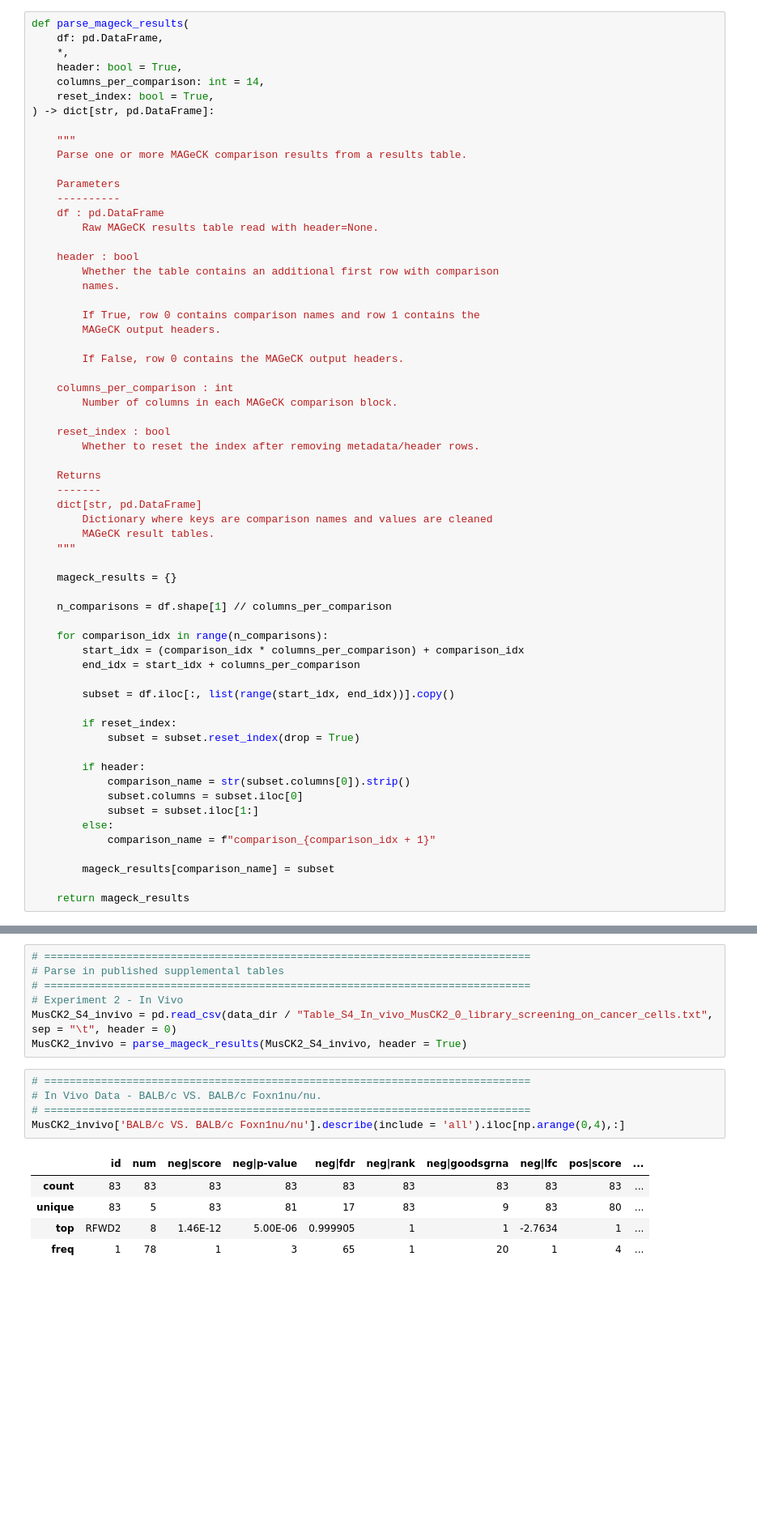
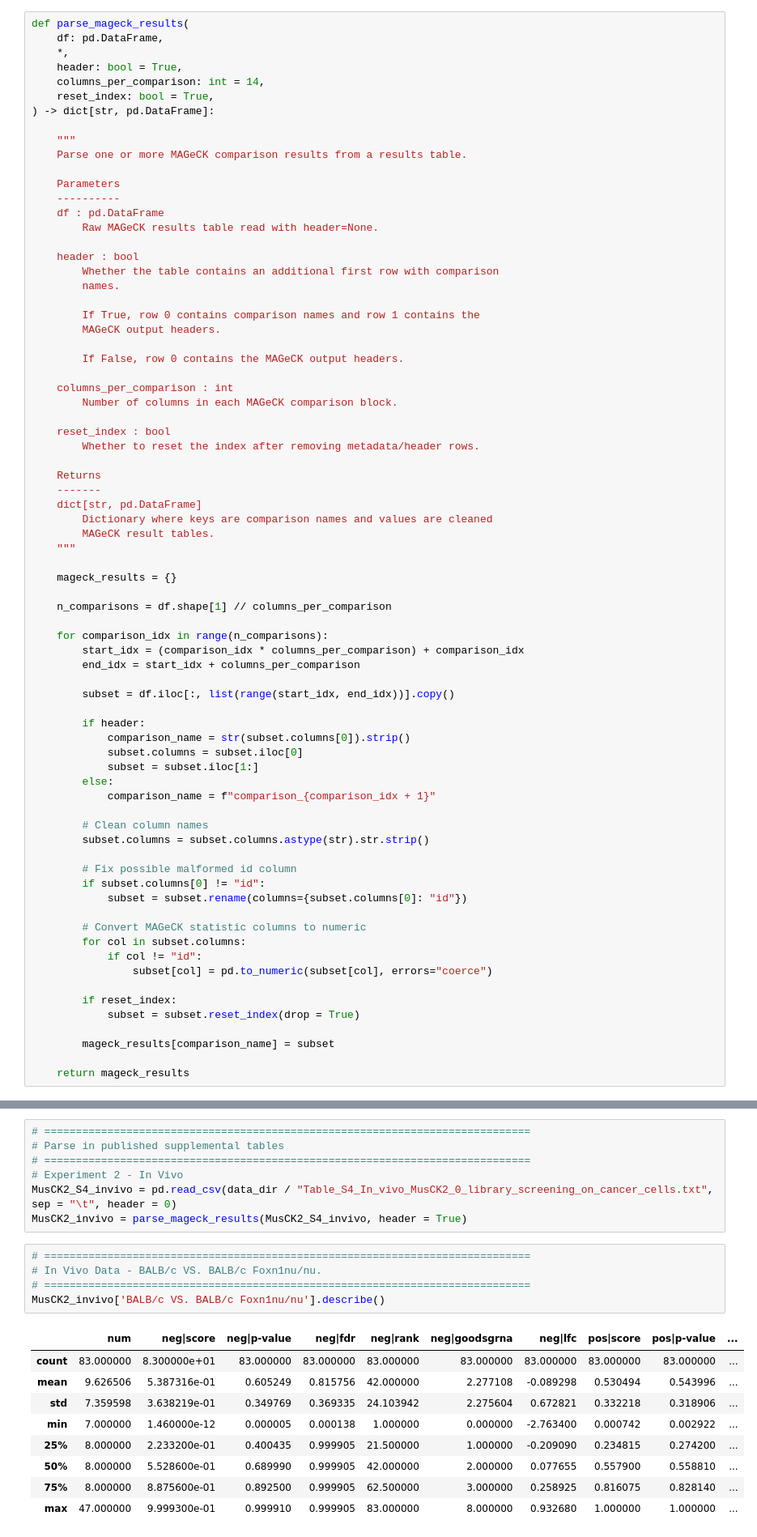
Before and after one commit to AWEyre7147/mouse-crispr-cop1-cell2021-replication, a Jupyter notebook: notebooks/Cop1-E3ligase-2021.ipynb, the cells around one changed output, grey strips where cells are left out. Shown at 81% size. Cells and saved outputs as stored; diff of their text form; blank space fills up the shorter version.

```diff
--- a/notebooks/Cop1-E3ligase-2021.ipynb
+++ b/notebooks/Cop1-E3ligase-2021.ipynb
@@ -93,9 +93,6 @@ def parse_mageck_results(
 
         subset = df.iloc[:, list(range(start_idx, end_idx))].copy()
 
-        if reset_index:
-            subset = subset.reset_index(drop = True)
-
         if header:
             comparison_name = str(subset.columns[0]).strip()
             subset.columns = subset.iloc[0]
@@ -103,6 +100,21 @@ def parse_mageck_results(
         else:
             comparison_name = f"comparison_{comparison_idx + 1}"
 
+        # Clean column names
+        subset.columns = subset.columns.astype(str).str.strip()
+
+        # Fix possible malformed id column
+        if subset.columns[0] != "id":
+            subset = subset.rename(columns={subset.columns[0]: "id"})
+
+        # Convert MAGeCK statistic columns to numeric
+        for col in subset.columns:
+            if col != "id":
+                subset[col] = pd.to_numeric(subset[col], errors="coerce")
+
+        if reset_index:
+            subset = subset.reset_index(drop = True)
+
         mageck_results[comparison_name] = subset
 
     return mageck_results
@@ -205,14 +229,18 @@ MusCK2_invivo = parse_mageck_results(MusCK2_S4_invivo, header = True)
 # %%
 # =============================================================================
 # In Vivo Data - BALB/c VS. BALB/c Foxn1nu/nu.
 # =============================================================================
-MusCK2_invivo['BALB/c VS. BALB/c Foxn1nu/nu'].describe(include = 'all').iloc[np.arange(0,4),:]
+MusCK2_invivo['BALB/c VS. BALB/c Foxn1nu/nu'].describe()
 # %% [output]
-|  | id | num | neg|score | neg|p-value | neg|fdr | neg|rank | neg|goodsgrna | neg|lfc | pos|score | ... |
-| count | 83 | 83 | 83 | 83 | 83 | 83 | 83 | 83 | 83 | ... |
-| unique | 83 | 5 | 83 | 81 | 17 | 83 | 9 | 83 | 80 | ... |
-| top | RFWD2 | 8 | 1.46E-12 | 5.00E-06 | 0.999905 | 1 | 1 | -2.7634 | 1 | ... |
-| freq | 1 | 78 | 1 | 3 | 65 | 1 | 20 | 1 | 4 | ... |
+|  | num | neg|score | neg|p-value | neg|fdr | neg|rank | neg|goodsgrna | neg|lfc | pos|score | pos|p-value | ... |
+| count | 83.000000 | 8.300000e+01 | 83.000000 | 83.000000 | 83.000000 | 83.000000 | 83.000000 | 83.000000 | 83.000000 | ... |
+| mean | 9.626506 | 5.387316e-01 | 0.605249 | 0.815756 | 42.000000 | 2.277108 | -0.089298 | 0.530494 | 0.543996 | ... |
+| std | 7.359598 | 3.638219e-01 | 0.349769 | 0.369335 | 24.103942 | 2.275604 | 0.672821 | 0.332218 | 0.318906 | ... |
+| min | 7.000000 | 1.460000e-12 | 0.000005 | 0.000138 | 1.000000 | 0.000000 | -2.763400 | 0.000742 | 0.002922 | ... |
+| 25% | 8.000000 | 2.233200e-01 | 0.400435 | 0.999905 | 21.500000 | 1.000000 | -0.209090 | 0.234815 | 0.274200 | ... |
+| 50% | 8.000000 | 5.528600e-01 | 0.689990 | 0.999905 | 42.000000 | 2.000000 | 0.077655 | 0.557900 | 0.558810 | ... |
+| 75% | 8.000000 | 8.875600e-01 | 0.892500 | 0.999905 | 62.500000 | 3.000000 | 0.258925 | 0.816075 | 0.828140 | ... |
+| max | 47.000000 | 9.999300e-01 | 0.999910 | 0.999905 | 83.000000 | 8.000000 | 0.932680 | 1.000000 | 1.000000 | ... |
 # %%
 # =============================================================================
 # In Vivo Data - BALB/c +OVA VS. BALB/c Foxn1nu/nu.
```
Also changed, not shown: parts of 5 cells of this notebook.
